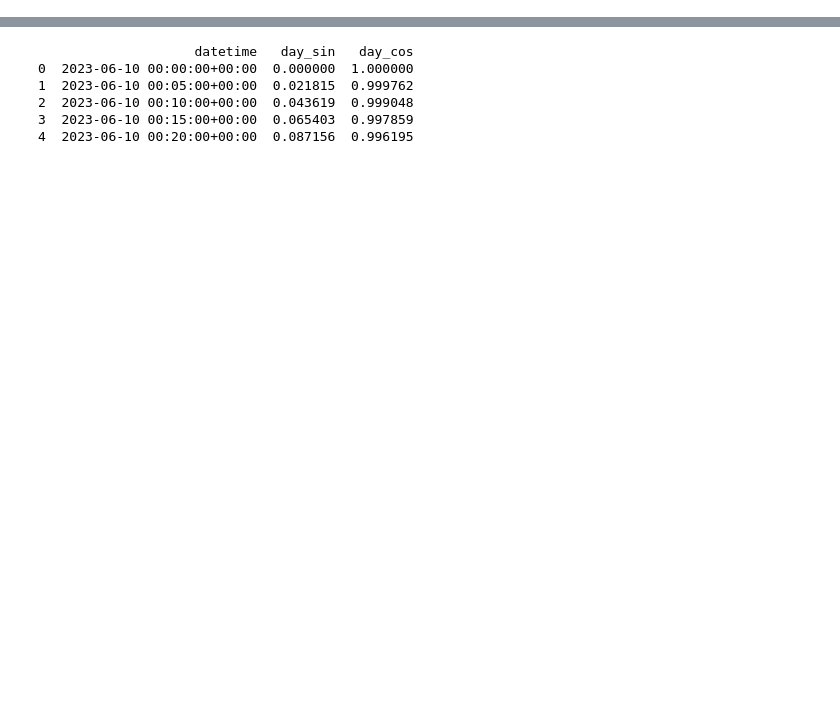
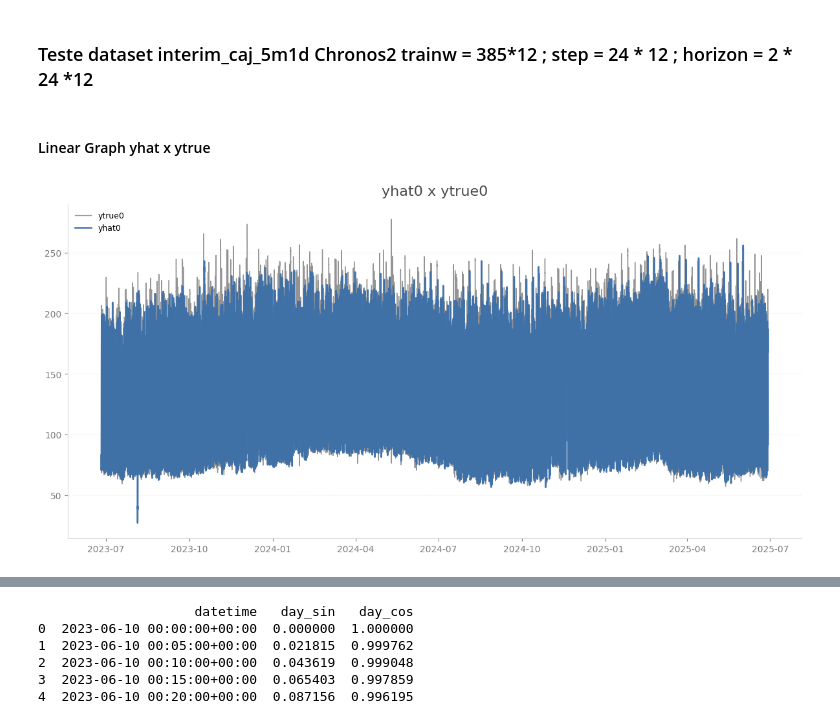
Before and after one commit to wagnerbarbosa1/SIAQUA, a Jupyter notebook: notebooks/data_analyse.ipynb, the cells around one changed output, grey strips where cells are left out. Saved outputs shown, nothing was run; the diff lists cells and outputs as text; code cells hidden in the pictures; blank space fills up the shorter version.

Commit message:
More code for plots

```diff
--- a/notebooks/data_analyse.ipynb
+++ b/notebooks/data_analyse.ipynb
@@ -4,0 +8,10 @@ from siaqua.io.csv import read_csv
+# %% [markdown]
+### Teste dataset interim_caj_5m1d Chronos2 trainw = 385*12 ; step = 24 * 12 ; horizon = 2 * 24 *12
+# %% [markdown]
+#### Linear Graph yhat x ytrue
+# %%
+df = pd.read_csv("/home/wagner-barbosa/Documents/IC/output_models/output_chronos/chronos_forecast/results_chronos_2026-09-15-23-21-03.csv")
+
+linear_graph(df, "timestamp", "yhat0", compare_cols=["ytrue0"])
+# %% [output]
+[figure, added]
```
Also changed, not shown: parts of 8 cells of this notebook, 3 other files.
